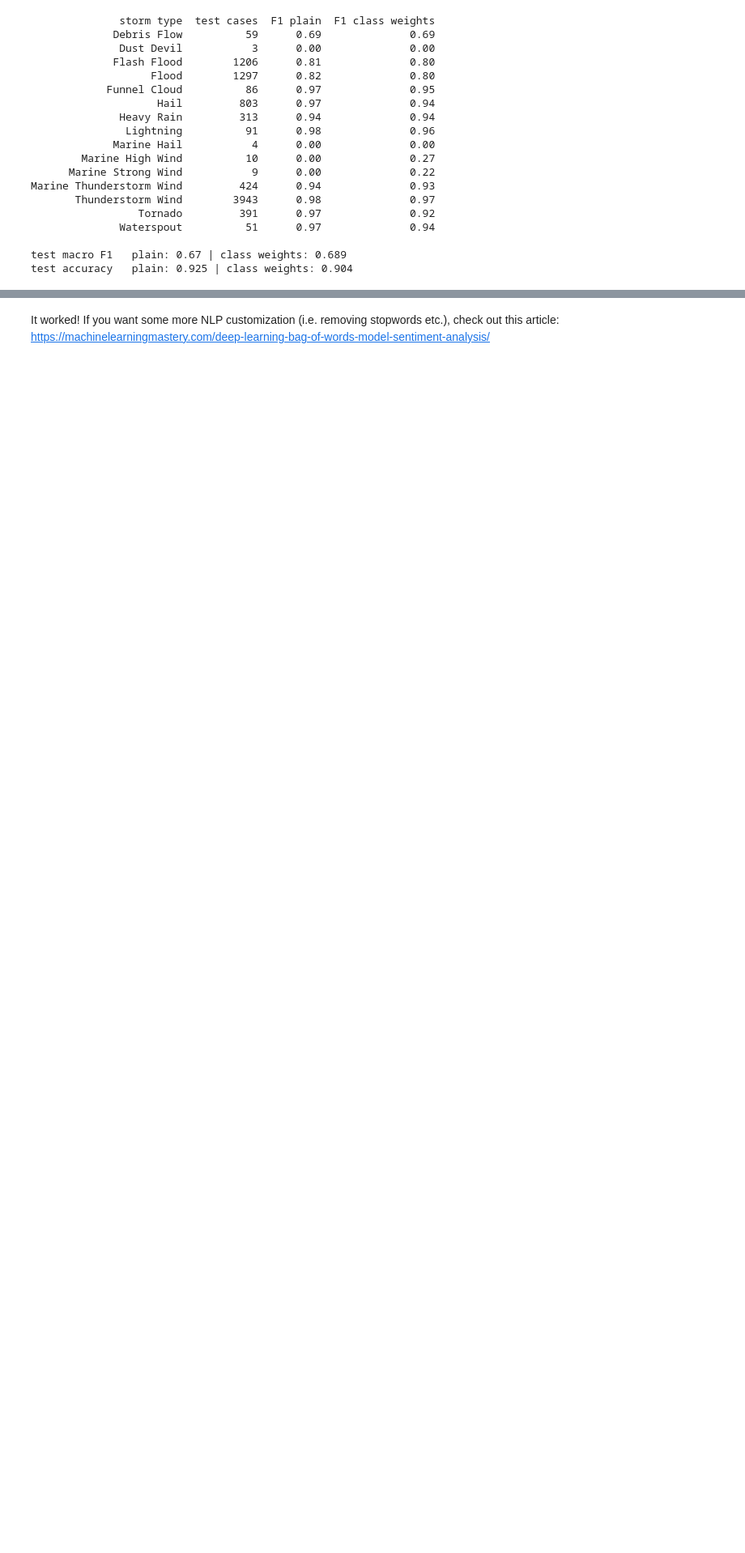
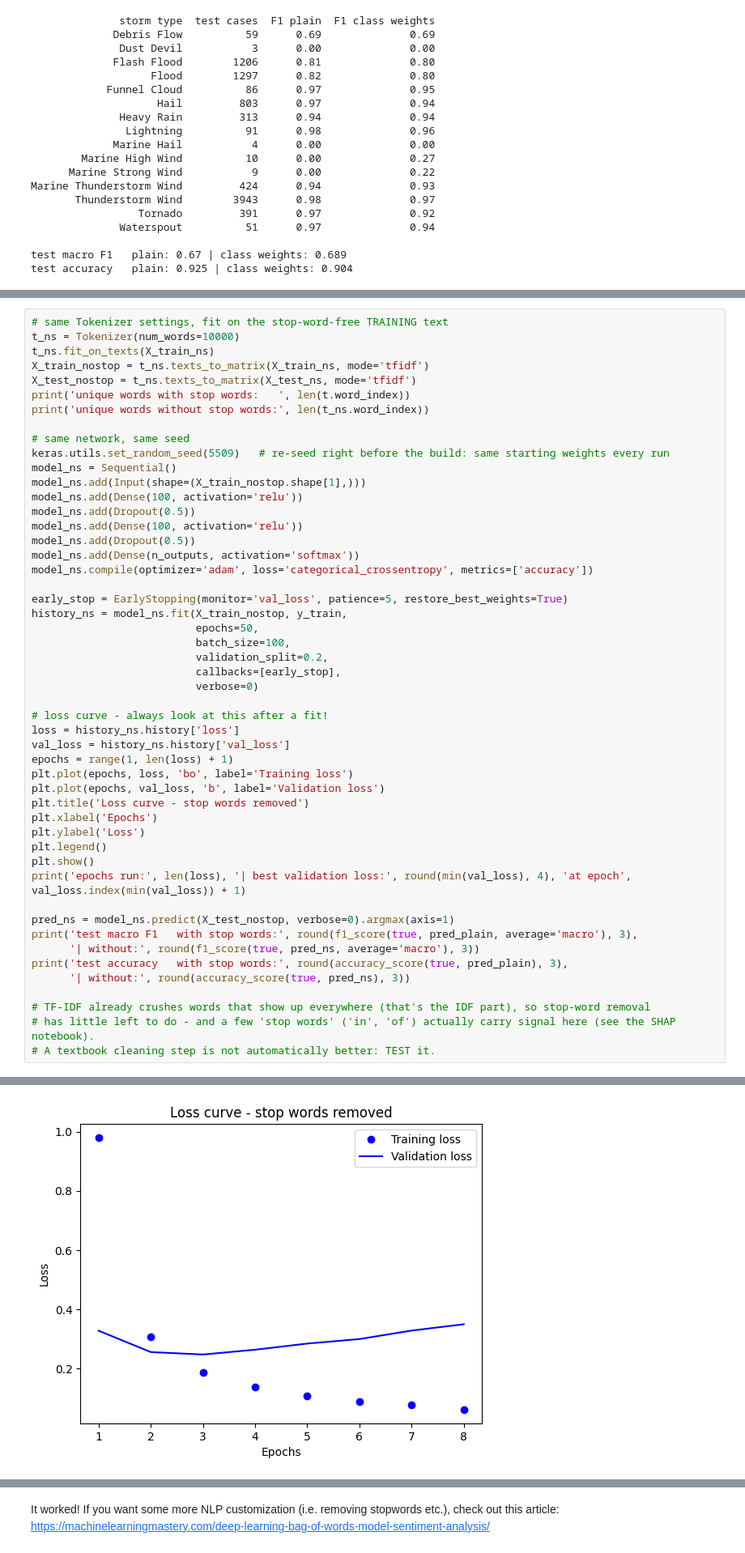
Before and after one commit to drdave-teaching/OPIM5509Files, a Jupyter notebook: OPIM5509_Module5_Files/notebooks/Tokenizer_FFNN_Storms.ipynb, the cells around one changed output, grey strips where cells are left out. Shown at 81% size. Drawn from its saved outputs; the diff is of its cells as text; blank space fills up the shorter version.

Commit message:
M5 mirror: sync Tokenizer_FFNN stop-word experiment
Co-Authored-By: Claude Opus 5.5 <noreply@anthropic.com>

```diff
--- a/OPIM5509_Module5_Files/notebooks/Tokenizer_FFNN_Storms.ipynb
+++ b/OPIM5509_Module5_Files/notebooks/Tokenizer_FFNN_Storms.ipynb
@@ -662,0 +694,51 @@ test accuracy   plain: 0.925 | class weights: 0.904
+# %%
+# same Tokenizer settings, fit on the stop-word-free TRAINING text
+t_ns = Tokenizer(num_words=10000)
+t_ns.fit_on_texts(X_train_ns)
+X_train_nostop = t_ns.texts_to_matrix(X_train_ns, mode='tfidf')
+X_test_nostop = t_ns.texts_to_matrix(X_test_ns, mode='tfidf')
+print('unique words with stop words:   ', len(t.word_index))
+print('unique words without stop words:', len(t_ns.word_index))
+
+# same network, same seed
+keras.utils.set_random_seed(5509)   # re-seed right before the build: same starting weights every run
+model_ns = Sequential()
+model_ns.add(Input(shape=(X_train_nostop.shape[1],)))
+model_ns.add(Dense(100, activation='relu'))
+model_ns.add(Dropout(0.5))
+model_ns.add(Dense(100, activation='relu'))
+model_ns.add(Dropout(0.5))
+model_ns.add(Dense(n_outputs, activation='softmax'))
+model_ns.compile(optimizer='adam', loss='categorical_crossentropy', metrics=['accuracy'])
+
+early_stop = EarlyStopping(monitor='val_loss', patience=5, restore_best_weights=True)
+history_ns = model_ns.fit(X_train_nostop, y_train,
+                          epochs=50,
+                          batch_size=100,
+                          validation_split=0.2,
+                          callbacks=[early_stop],
+                          verbose=0)
+
+# loss curve - always look at this after a fit!
+loss = history_ns.history['loss']
+val_loss = history_ns.history['val_loss']
+epochs = range(1, len(loss) + 1)
+plt.plot(epochs, loss, 'bo', label='Training loss')
+plt.plot(epochs, val_loss, 'b', label='Validation loss')
+plt.title('Loss curve - stop words removed')
+plt.xlabel('Epochs')
+plt.ylabel('Loss')
+plt.legend()
+plt.show()
+print('epochs run:', len(loss), '| best validation loss:', round(min(val_loss), 4), 'at epoch', val_loss.index(min(val_loss)) + 1)
+
+pred_ns = model_ns.predict(X_test_nostop, verbose=0).argmax(axis=1)
+print('test macro F1   with stop words:', round(f1_score(true, pred_plain, average='macro'), 3),
+      '| without:', round(f1_score(true, pred_ns, average='macro'), 3))
+print('test accuracy   with stop words:', round(accuracy_score(true, pred_plain), 3),
+      '| without:', round(accuracy_score(true, pred_ns), 3))
+
+# TF-IDF already crushes words that show up everywhere (that's the IDF part), so stop-word removal
+# has little left to do - and a few 'stop words' ('in', 'of') actually carry signal here (see the SHAP notebook).
+# A textbook cleaning step is not automatically better: TEST it.
+# %% [output]
@@ -662,0 +747 @@ test accuracy   plain: 0.925 | class weights: 0.904
+[figure, added]
```
Also changed, not shown: parts of 5 cells of this notebook.
